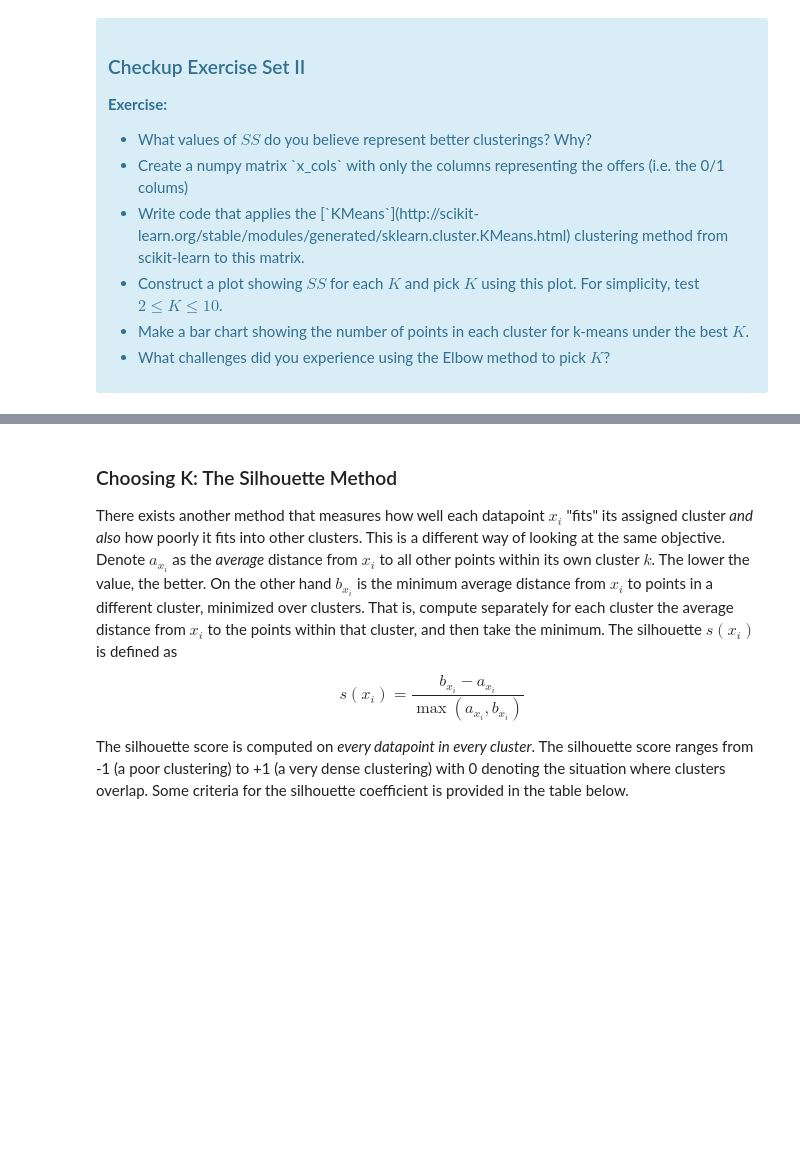
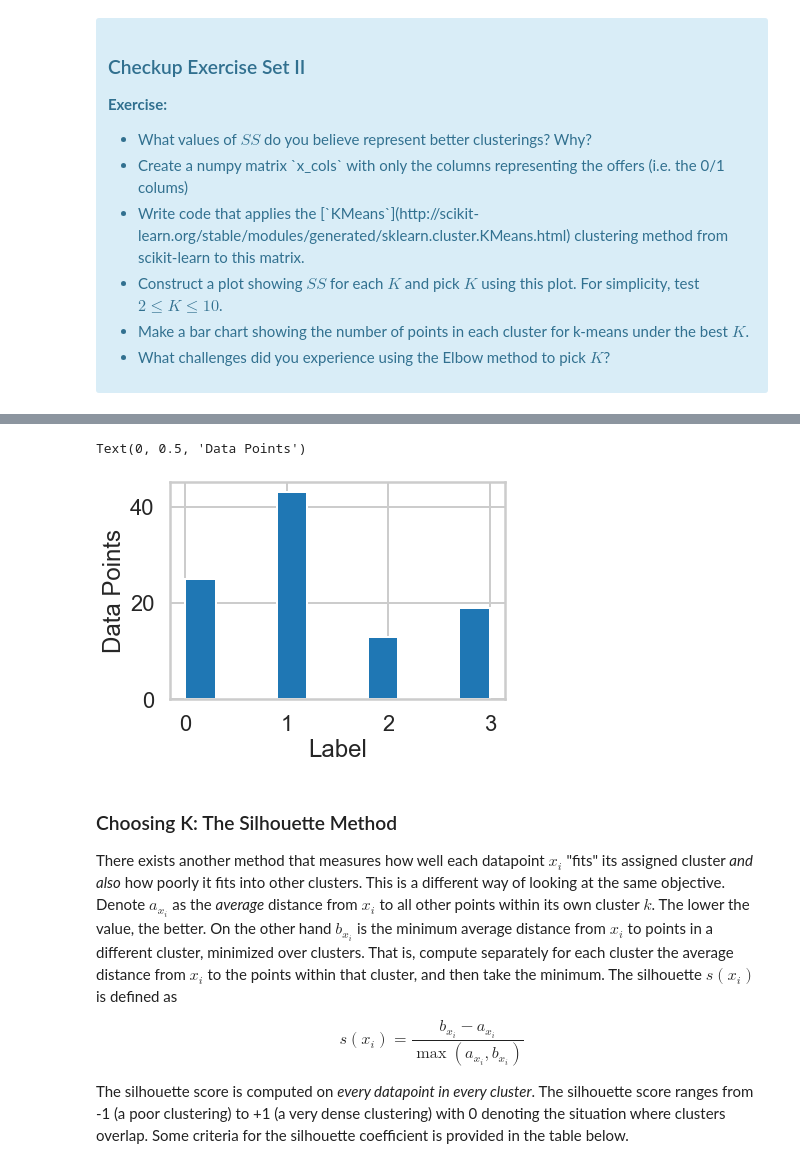
Before and after one commit to RahulKG7/Springboard_for_rahul, a Jupyter notebook: clustering/Mini_Project_Clustering.ipynb, the cells around one changed output, grey strips where cells are left out. Cells and saved outputs as stored; diff of their text form; code cells hidden in the pictures; blank space fills up the shorter version.

```diff
--- a/clustering/Mini_Project_Clustering.ipynb
+++ b/clustering/Mini_Project_Clustering.ipynb
@@ -153,3 +149,14 @@ plt.show()
+# %%
+# Bar chart under the best K
+k_bar = KMeans(n_clusters=4, random_state=42)
+k_bar.fit(x_cols)
+df['data'] = k_bar.predict(x_cols)
+plt.hist(df['data'], histtype='bar')
+plt.xlabel('Label')
+plt.ylabel('Data Points')
+# %% [output]
+Text(0, 0.5, 'Data Points')
+[figure, added]
 # %% [markdown]
 ### Choosing K: The Silhouette Method
 
```
Also changed, not shown: parts of 12 cells of this notebook.
